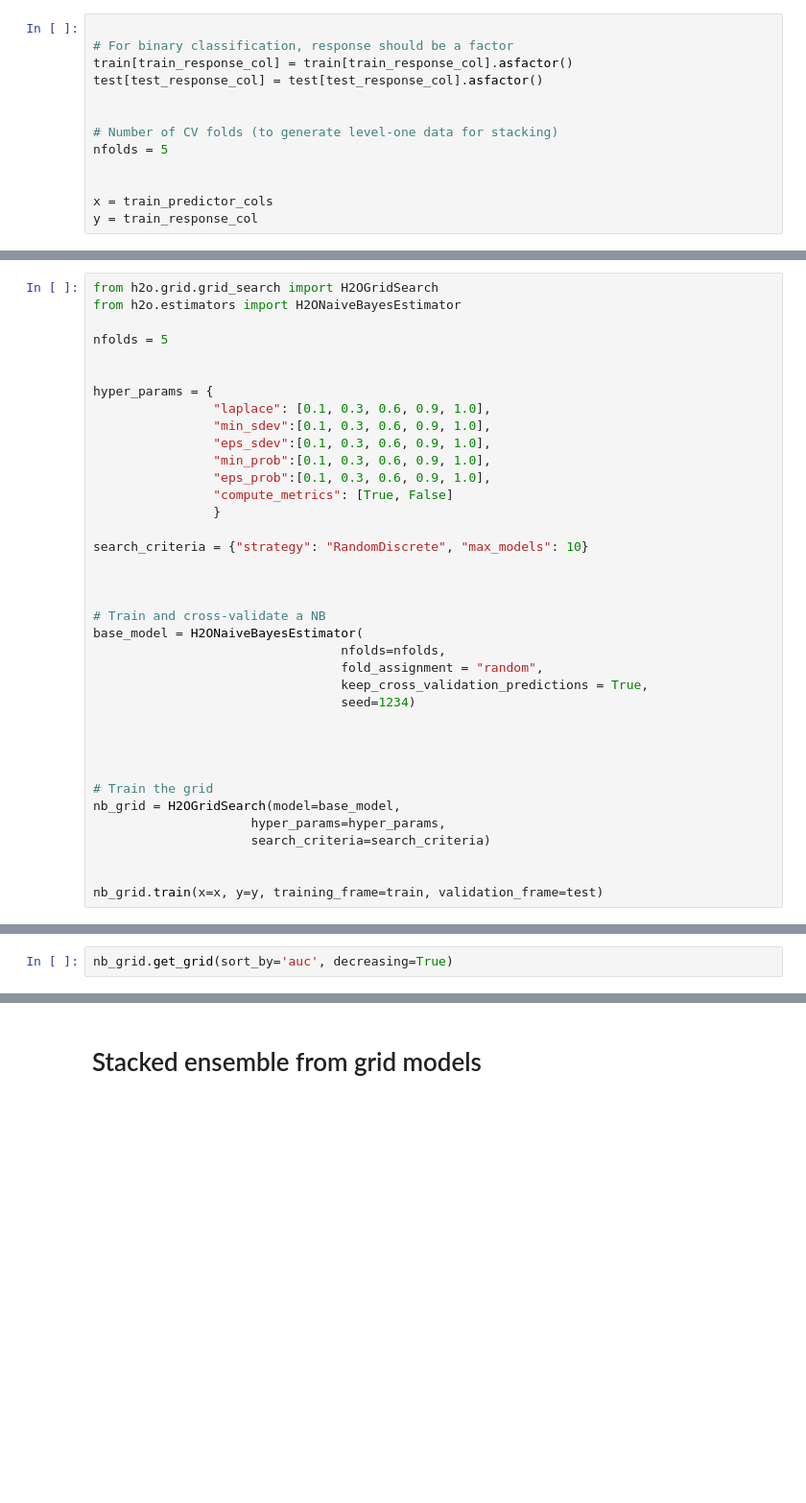
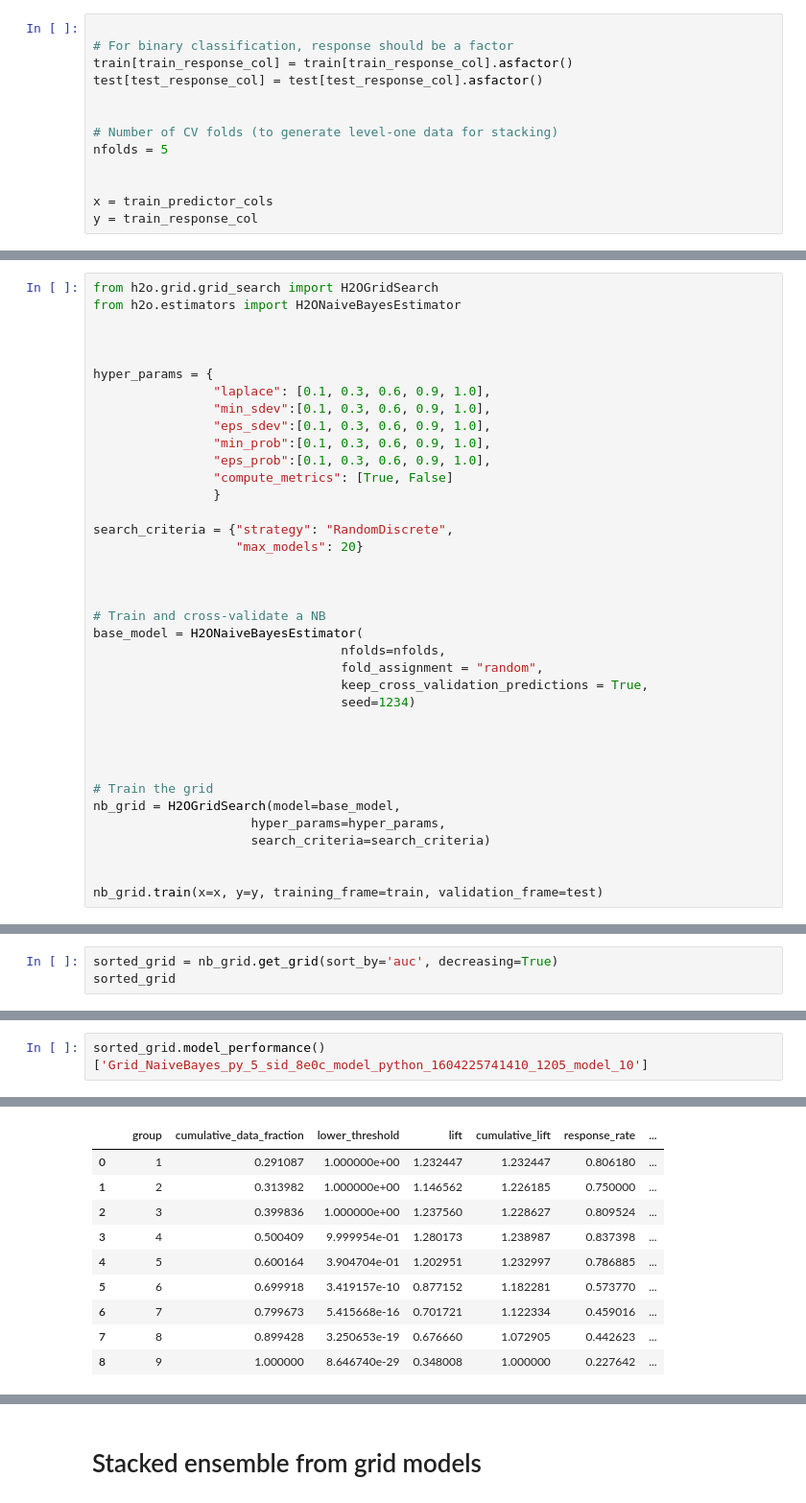
Before and after one commit to abhi18av/LJMU_Masters_Dissertation, a Jupyter notebook: src/notebooks/h2o_grid_search.ipynb, the cells around one changed output, grey strips where cells are left out. Shown at 96% size. Cells and saved outputs as stored; diff of their text form; blank space fills up the shorter version.

```diff
--- a/src/notebooks/h2o_grid_search.ipynb
+++ b/src/notebooks/h2o_grid_search.ipynb
@@ -99,7 +101,6 @@ y = train_response_col
 from h2o.grid.grid_search import H2OGridSearch
 from h2o.estimators import H2ONaiveBayesEstimator
 
-nfolds = 5
 
 
 hyper_params = {
@@ -111,7 +112,8 @@ hyper_params = {
                 "compute_metrics": [True, False]
                 }
 
-search_criteria = {"strategy": "RandomDiscrete", "max_models": 10}
+search_criteria = {"strategy": "RandomDiscrete",
+                   "max_models": 20}
 
 
 
@@ -138,2 +139,3 @@ naivebayes Grid Build progress: |█████
 # %%
-nb_grid.get_grid(sort_by='auc', decreasing=True)
+sorted_grid = nb_grid.get_grid(sort_by='auc', decreasing=True)
+sorted_grid
@@ -139,0 +164,3 @@ nb_grid.get_grid(sort_by='auc', decreasing=True)
+# %%
+sorted_grid.model_performance()['Grid_NaiveBayes_py_5_sid_8e0c_model_python_1604225741410_1205_model_10']
+# %% [output]
@@ -139,0 +203,10 @@ nb_grid.get_grid(sort_by='auc', decreasing=True)
+|  |  | group | cumulative_data_fraction | lower_threshold | lift | cumulative_lift | response_rate | ... |
+| 0 |  | 1 | 0.291087 | 1.000000e+00 | 1.232447 | 1.232447 | 0.806180 | ... |
+| 1 |  | 2 | 0.313982 | 1.000000e+00 | 1.146562 | 1.226185 | 0.750000 | ... |
+| 2 |  | 3 | 0.399836 | 1.000000e+00 | 1.237560 | 1.228627 | 0.809524 | ... |
+| 3 |  | 4 | 0.500409 | 9.999954e-01 | 1.280173 | 1.238987 | 0.837398 | ... |
+| 4 |  | 5 | 0.600164 | 3.904704e-01 | 1.202951 | 1.232997 | 0.786885 | ... |
+| 5 |  | 6 | 0.699918 | 3.419157e-10 | 0.877152 | 1.182281 | 0.573770 | ... |
+| 6 |  | 7 | 0.799673 | 5.415668e-16 | 0.701721 | 1.122334 | 0.459016 | ... |
+| 7 |  | 8 | 0.899428 | 3.250653e-19 | 0.676660 | 1.072905 | 0.442623 | ... |
+| 8 |  | 9 | 1.000000 | 8.646740e-29 | 0.348008 | 1.000000 | 0.227642 | ... |
```
Also changed, not shown: parts of 15 cells of this notebook, 5 other files.
